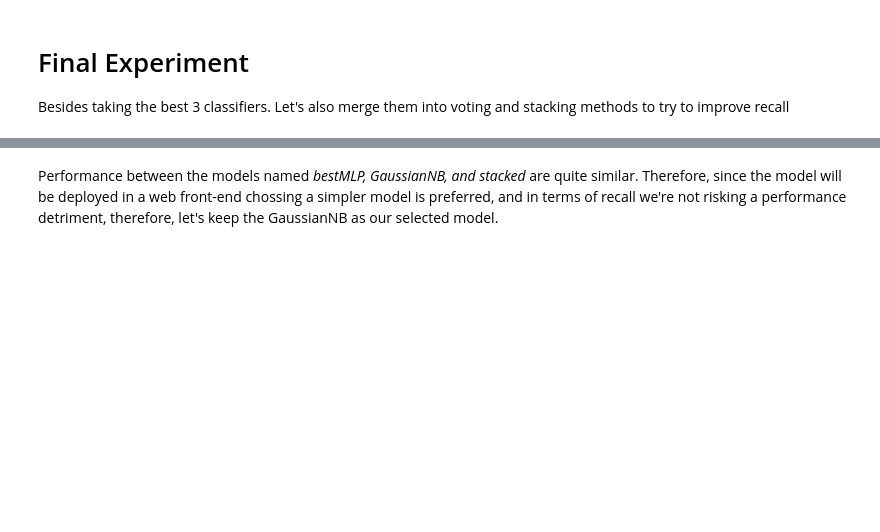
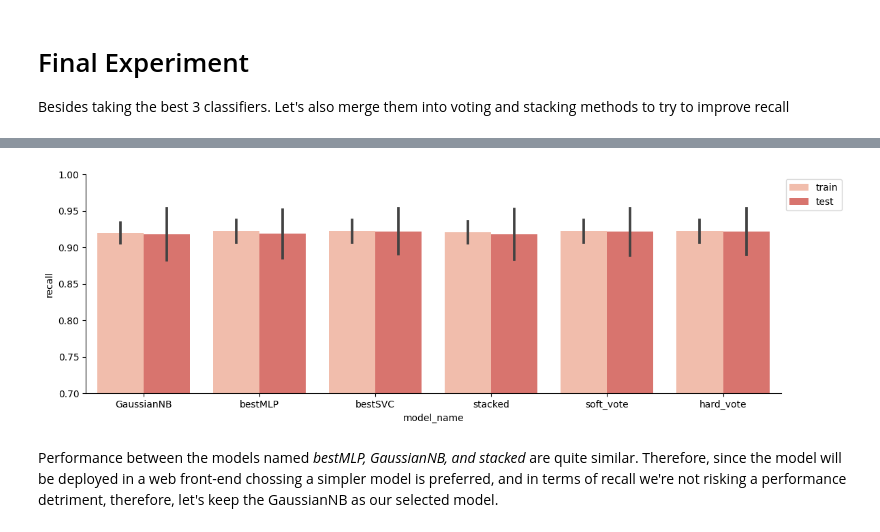
Before and after one commit to maikelps/SleepDisorder, a Jupyter notebook: ML_Assessment.ipynb, the cells around one changed output, grey strips where cells are left out. Cells and saved outputs as stored; diff of their text form; code cells hidden in the pictures; blank space fills up the shorter version.

Commit message:
models systolic and no systolic

```diff
--- a/ML_Assessment.ipynb
+++ b/ML_Assessment.ipynb
@@ -242,0 +243,12 @@ best_mlp_model = MLPClassifier( **{key[5:] : val for key, val in grid_search.bes
+# %%
+# Getting the best parameters
+mlp_parameters = {key[5:] : val for key, val in grid_search.best_params_.items()}
+
+# Dropping unwanted parameters
+mlp_parameters.pop('early_stopping')
+mlp_parameters.pop('validation_fraction')
+
+print("Selected Parameters:", mlp_parameters)
+
+# Getting the best mlp parameters from the dictionary above
+best_mlp_model = MLPClassifier( **mlp_parameters )
@@ -307,10 +330,16 @@ X, y = df.iloc[:, :-1], df.iloc[:, -1]
 # Times to repeat Kfold instance (Aumented repetitions)
 rKF = RepeatedKFold(n_repeats=100, n_splits=3, random_state=23)
 # %%
-_folds, _names, _accuracy, _precision, _recall, _f1, _set_type = [], [], [], [], [], [], []
+# Transformer that scales the non-binary columns and does nothing to the binary columns
+preprocessor = ColumnTransformer(
+    transformers=[
+        ('num', RobustScaler(), non_binary_cols),
+        ('bin', FunctionTransformer(None, validate=False), binary_cols) # does nothing
+    ])
+
+_folds, _names, _accuracy, _precision, _recall, _f1, _auc, _set_type = [], [], [], [], [], [], [], []
 
 for MODEL_NAME, ML_MODEL in models.items():
-    #print("*"*88)
     for fold_id, (train_index, test_index) in enumerate(rKF.split(X)):
 
         # Train test split
@@ -319,7 +348,7 @@ for MODEL_NAME, ML_MODEL in models.items():
 
         # Pipeline for training
         _local_pipe = Pipeline([
-                                ('scaler', MinMaxScaler()),
+                                ('preprocessor', preprocessor),
                                 (MODEL_NAME, ML_MODEL)
                             ])
 
@@ -356,23 +403,25 @@ result2_df.groupby(by=['model_name','set']).agg({'std'}).loc[:,'recall'].unstack
 # %%
 fig, ax = plt.subplots(figsize=(12,4))
 
 sns.barplot(
     data = result2_df.filter(['fold_id', 'model_name', 'set'] + ["recall"]),
     x="model_name", y="recall", hue="set",
     palette="Reds", alpha=.75, ax=ax, errorbar='sd'
 )
 
 sns.despine(top=True, right=True)
 
 # Set y-axis limits
-ax.set_ylim(0.80, 1)
+ax.set_ylim(0.7, 1)
 
 # Move legend outside of the plot
 ax.legend(loc='upper left', bbox_to_anchor=(1, 1))
 
 plt.tight_layout()  # Adjust layout so everything fits nicely
 plt.savefig('experiment2_recall.png', dpi=200 )
 plt.show()
+# %% [output]
+[figure, added]
 # %%
 # Save the results
 result2_df.to_csv('Data/SystolicResultsFinalExperiment.csv')
```
Also changed, not shown: parts of 15 cells of this notebook, 13 other files.
